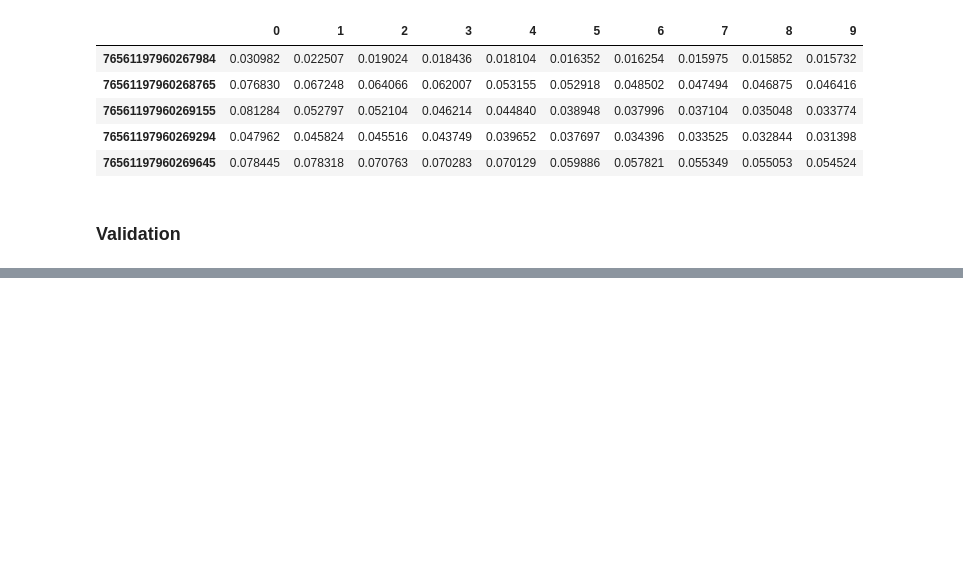
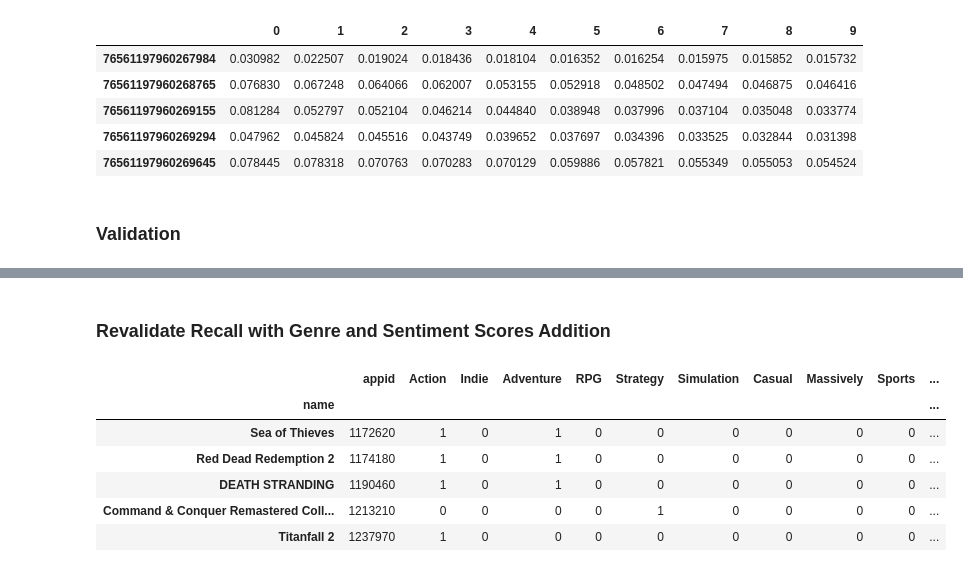
Before and after one commit to gibsongGH/SteamGameRecommender, a Jupyter notebook: notebooks/3_Model_Recommender.ipynb, the cells around one changed output, grey strips where cells are left out. Cells and saved outputs as stored; diff of their text form; code cells hidden in the pictures; blank space fills up the shorter version.

```diff
--- a/notebooks/3_Model_Recommender.ipynb
+++ b/notebooks/3_Model_Recommender.ipynb
@@ -449,0 +420,7 @@ Recall rate:  0.25905141202027515
+# %%
+# Identify highest genre game count by player
+#player_genre_counts = game_model[game_model['voted_up']==True].groupby(['author.steamid'])[[:, 'Action':'Other']].sum()
+player_genre = game_model[['author.steamid', 'Action', 'Indie', 'Adventure', 'RPG', 'Strategy', 'Simulation', 'Casual',
+                           'Massively', 'Sports','Racing', 'Other']][game_model['voted_up']==True]
+player_genre_count = player_genre.groupby(['author.steamid']).sum()
+player_genre_count.head()
@@ -449,0 +435,14 @@ Recall rate:  0.25905141202027515
+# %%
+# Make column listing players' favorite genre or tie
+
+player_genre_count['max'] = player_genre_count.max(axis=1)
+
+cols = ['Action', 'Indie', 'Adventure', 'RPG', 'Strategy', 'Simulation', 'Casual', 'Massively', 'Sports','Racing', 'Other']
+player_genre_count['genre_max']=''
+for row in range(len(player_genre_count)):
+    print("row {}".format(row), end='\r')  # display row counter
+    glist = []
+    for col in cols:
+        if player_genre_count[col].iloc[row] == player_genre_count['max'].iloc[row]:
+            glist.append(col)
+    player_genre_count['genre_max'].iloc[row] = glist
@@ -449,0 +470,19 @@ Recall rate:  0.25905141202027515
+# %%
+# Identify each game's genres
+
+game_genre = game_model.groupby(['appid', 'Action', 'Indie', 'Adventure', 'RPG', 'Strategy', 'Simulation', 'Casual', 'Massively', 'Sports', 'Racing',
+                    'Other'])['recommendationid'].count().to_frame()
+game_genre = game_genre.join(app_list)
+game_genre.reset_index(inplace=True)
+
+cols = ['Action', 'Indie', 'Adventure', 'RPG', 'Strategy', 'Simulation', 'Casual', 'Massively', 'Sports','Racing', 'Other']
+game_genre['genre_list']=''
+for row in range(len(game_genre)):
+    print("row {}".format(row), end='\r')  # display row counter
+    glist = []
+    for col in cols:
+        if game_genre[col].iloc[row] == 1:
+            glist.append(col)
+    game_genre['genre_list'].iloc[row] = glist
+
+game_genre.set_index('name', inplace=True)
@@ -449,0 +527,2 @@ Recall rate:  0.25905141202027515
+# %% [markdown]
+### Revalidate Recall with Genre and Sentiment Scores Addition
@@ -449,0 +531,10 @@ Recall rate:  0.25905141202027515
+# %%
+game_genre.tail()
+# %% [output]
+|  | appid | Action | Indie | Adventure | RPG | Strategy | Simulation | Casual | Massively | Sports | ... |
+| name |  |  |  |  |  |  |  |  |  |  | ... |
+| Sea of Thieves | 1172620 | 1 | 0 | 1 | 0 | 0 | 0 | 0 | 0 | 0 | ... |
+| Red Dead Redemption 2 | 1174180 | 1 | 0 | 1 | 0 | 0 | 0 | 0 | 0 | 0 | ... |
+| DEATH STRANDING | 1190460 | 1 | 0 | 1 | 0 | 0 | 0 | 0 | 0 | 0 | ... |
+| Command & Conquer Remastered Coll... | 1213210 | 0 | 0 | 0 | 0 | 1 | 0 | 0 | 0 | 0 | ... |
+| Titanfall 2 | 1237970 | 1 | 0 | 0 | 0 | 0 | 0 | 0 | 0 | 0 | ... |
```
Also changed, not shown: parts of 50 cells of this notebook.
